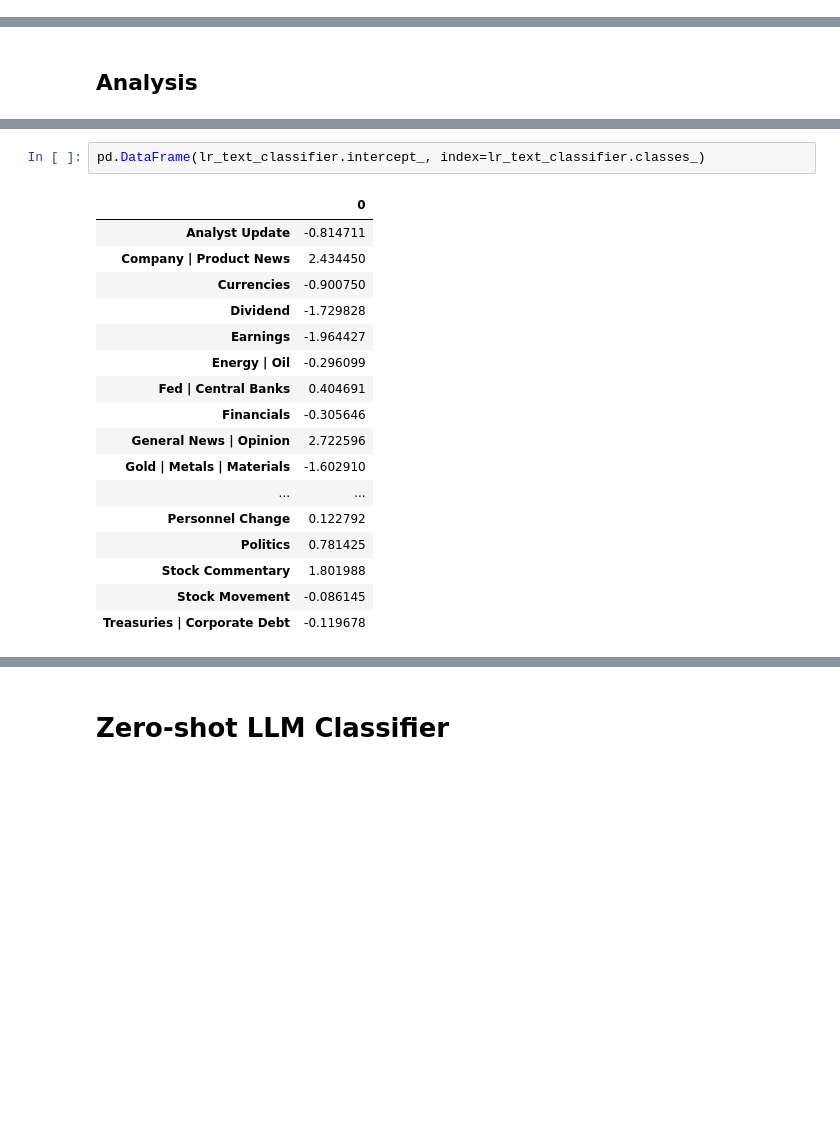
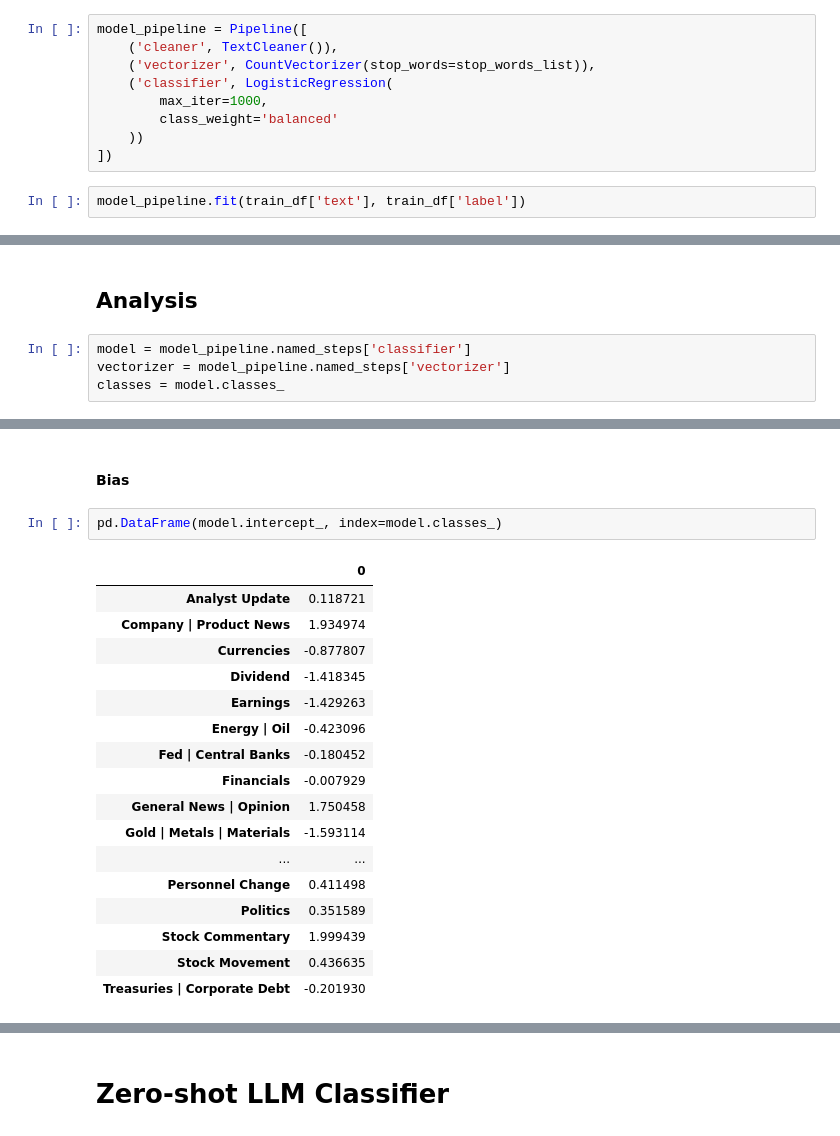
Before and after one commit to oransom48/CU-CompLing-Assignments, a Jupyter notebook: PA1 Text classification/model_comparison.ipynb, the cells around one changed output, grey strips where cells are left out. Cells and saved outputs as stored; diff of their text form; blank space fills up the shorter version.

```diff
--- a/PA1 Text classification/model_comparison.ipynb
+++ b/PA1 Text classification/model_comparison.ipynb
@@ -260,0 +231,11 @@ LogisticRegression()
+# %%
+model_pipeline = Pipeline([
+    ('cleaner', TextCleaner()),
+    ('vectorizer', CountVectorizer(stop_words=stop_words_list)),
+    ('classifier', LogisticRegression(
+        max_iter=1000,
+        class_weight='balanced'
+    ))
+])
+# %%
+model_pipeline.fit(train_df['text'], train_df['label'])
@@ -316,2 +298,6 @@ disp.plot()
 # %% [markdown]
 ## Analysis
+# %%
+model = model_pipeline.named_steps['classifier']
+vectorizer = model_pipeline.named_steps['vectorizer']
+classes = model.classes_
@@ -395,20 +494,22 @@ dtype: float64
+# %% [markdown]
+#### Bias
 # %%
-pd.DataFrame(lr_text_classifier.intercept_, index=lr_text_classifier.classes_)
+pd.DataFrame(model.intercept_, index=model.classes_)
 # %% [output]
 |  | 0 |
-| Analyst Update | -0.814711 |
-| Company | Product News | 2.434450 |
-| Currencies | -0.900750 |
-| Dividend | -1.729828 |
-| Earnings | -1.964427 |
-| Energy | Oil | -0.296099 |
-| Fed | Central Banks | 0.404691 |
-| Financials | -0.305646 |
-| General News | Opinion | 2.722596 |
-| Gold | Metals | Materials | -1.602910 |
+| Analyst Update | 0.118721 |
+| Company | Product News | 1.934974 |
+| Currencies | -0.877807 |
+| Dividend | -1.418345 |
+| Earnings | -1.429263 |
+| Energy | Oil | -0.423096 |
+| Fed | Central Banks | -0.180452 |
+| Financials | -0.007929 |
+| General News | Opinion | 1.750458 |
+| Gold | Metals | Materials | -1.593114 |
 | ... | ... |
-| Personnel Change | 0.122792 |
-| Politics | 0.781425 |
-| Stock Commentary | 1.801988 |
-| Stock Movement | -0.086145 |
-| Treasuries | Corporate Debt | -0.119678 |
+| Personnel Change | 0.411498 |
+| Politics | 0.351589 |
+| Stock Commentary | 1.999439 |
+| Stock Movement | 0.436635 |
+| Treasuries | Corporate Debt | -0.201930 |
```
Also changed, not shown: parts of 54 cells of this notebook.
